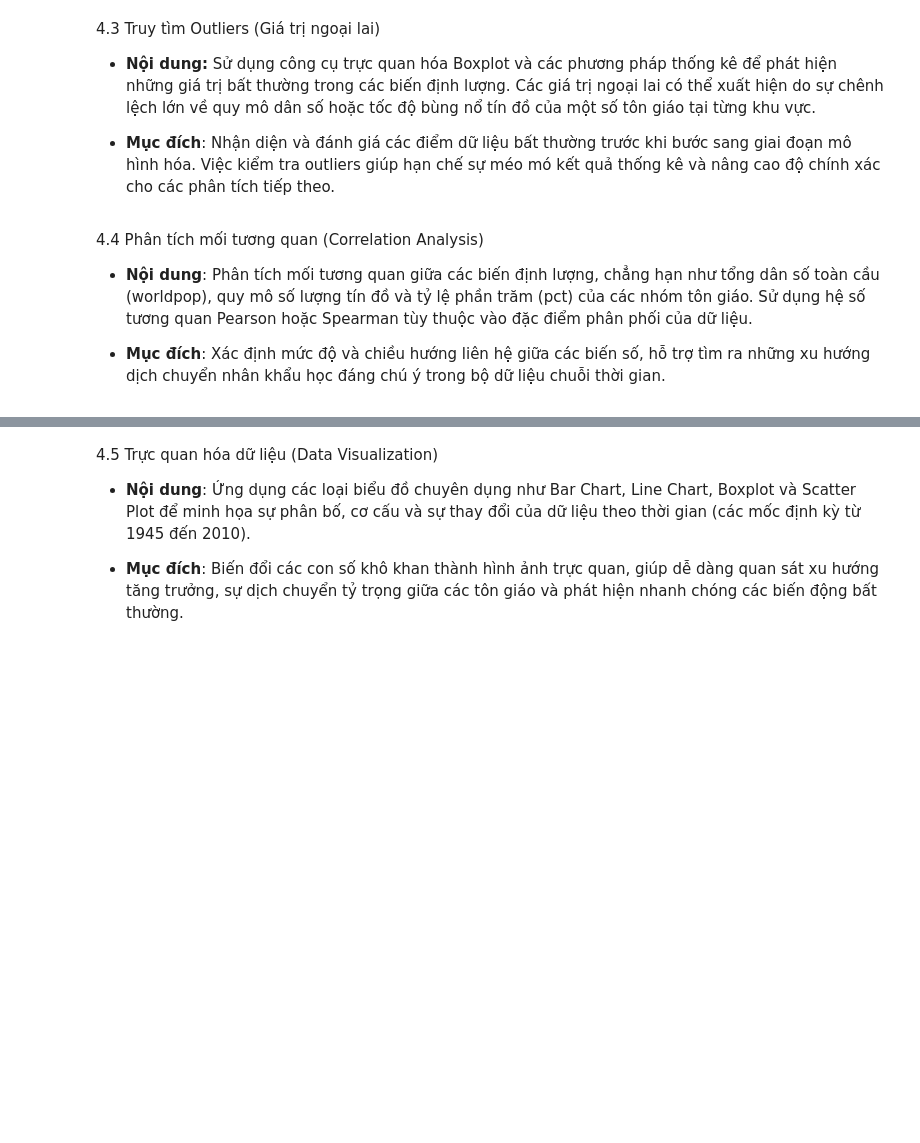
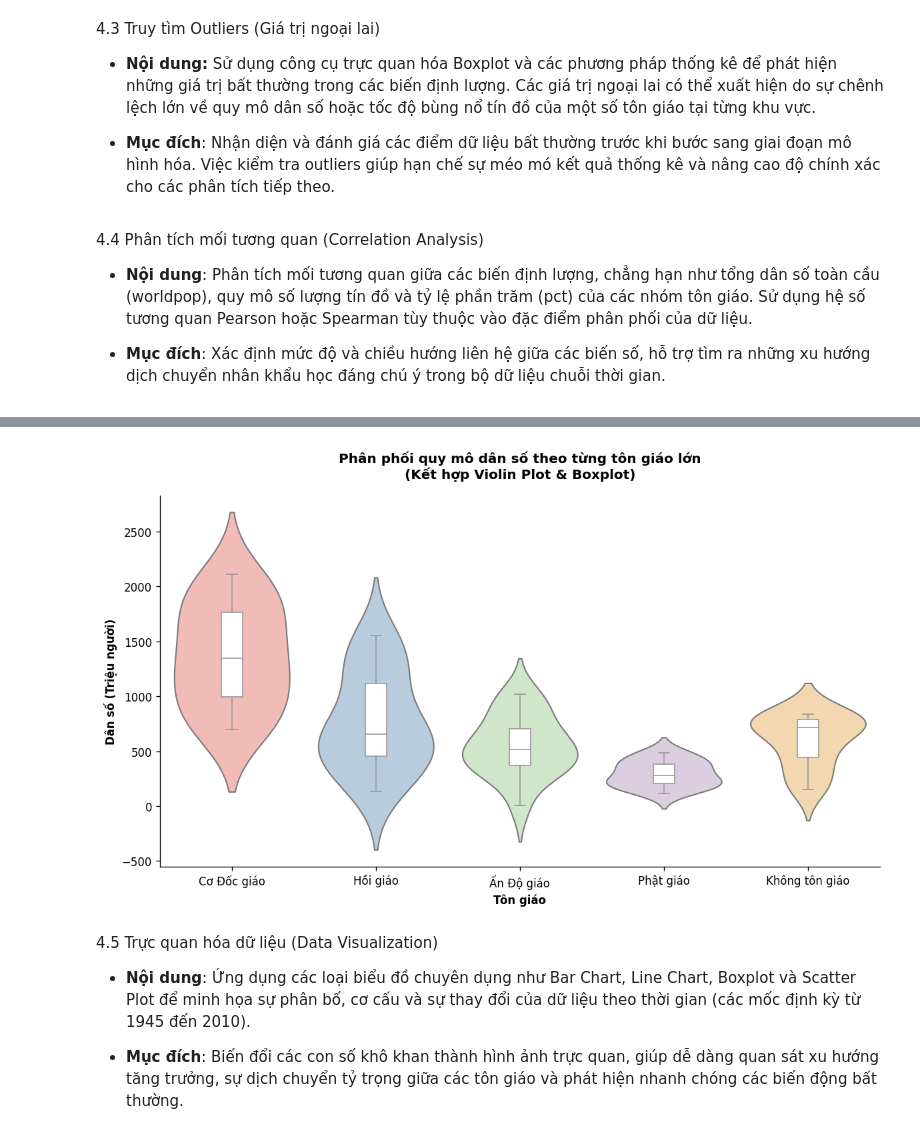
Before and after one commit to 28-TranTrungKien-24174600028/Do_An_1_Nhom_2_3_DHKL18A1HN, a Jupyter notebook: Đồ án 1.ipynb, the cells around one changed output, grey strips where cells are left out. Saved outputs shown, nothing was run; the diff lists cells and outputs as text; code cells hidden in the pictures; blank space fills up the shorter version.

Commit message:
Được tạo bằng Colab

```diff
--- a/Đồ án 1.ipynb
+++ b/Đồ án 1.ipynb
@@ -752,20 +737,11 @@ import numpy as np
 import matplotlib.pyplot as plt
 import matplotlib.ticker as mt
 
-# Kiểm tra nếu chưa có dữ liệu df_clean thì tiến hành nạp tự động
-if 'df_clean' not in locals() and 'df_clean' not in globals():
-    print("Phát hiện df_clean chưa được định nghĩa. Đang tự động nạp và chuẩn hóa dữ liệu...")
-    url = "https://raw.githubusercontent.com/28-TranTrungKien-24174600028/Do_An_1_Nhom_2_3_DHKL18A1HN/refs/heads/main/WRP%20global%20data.csv"
-    df_temp = pd.read_csv(url)
-    df_temp.columns = df_temp.columns.str.lower().str.strip()
-    df_clean = df_temp.drop_duplicates(subset=['year']).copy()
-    df_clean['year'] = df_clean['year'].astype(int)
-
 # Thiết lập cấu hình hiển thị biểu đồ
 plt.rcParams.update({"font.family": "DejaVu Sans", "figure.dpi": 120,
                       "axes.spines.top": False, "axes.spines.right": False})
 
-# 1. Khai phá cấu trúc nội bộ các nhánh của Cơ Đốc giáo
+# 1. Khai phá cấu trúc nội bộ các nhánh của Cơ Đốc giáo trực tiếp từ df_clean
 chrst_sub_cols = ['chrstprot', 'chrstcat', 'chrstorth', 'chrstang', 'chrstothr']
 chrst_names = {
     'chrstprot': 'Tin Lành (Protestant)',
@@ -805,6 +781,7 @@ for i, col in enumerate(valid_chrst_subs):
            color=colors_chrst[i % len(colors_chrst)], width=3.5, edgecolor='white', linewidth=0.5)
     bottom += values
 
+# Thêm đầy đủ cấu hình định dạng để sửa lỗi incomplete input
 ax.set_title("Cấu trúc phân nhánh bên trong của Cơ Đốc giáo (1945 - 2010)", fontsize=13, fontweight="bold", pad=15)
 ax.set_xlabel("Năm", fontsize=11, fontweight="bold")
 ax.set_ylabel("Tỷ trọng (%)", fontsize=11, fontweight="bold")
@@ -849,3 +995,72 @@ plt.show()
 *   **Nội dung**: Phân tích mối tương quan giữa các biến định lượng, chẳng hạn như tổng dân số toàn cầu (worldpop), quy mô số lượng tín đồ và tỷ lệ phần trăm (pct) của các nhóm tôn giáo. Sử dụng hệ số tương quan Pearson hoặc Spearman tùy thuộc vào đặc điểm phân phối của dữ liệu.
 
 *   **Mục đích**: Xác định mức độ và chiều hướng liên hệ giữa các biến số, hỗ trợ tìm ra những xu hướng dịch chuyển nhân khẩu học đáng chú ý trong bộ dữ liệu chuỗi thời gian.
+# %%
+import pandas as pd
+import numpy as np
+import matplotlib.pyplot as plt
+import seaborn as sns
+
+# Thiết lập cấu hình hiển thị biểu đồ
+plt.rcParams.update({"font.family": "DejaVu Sans", "figure.dpi": 120,
+                      "axes.spines.top": False, "axes.spines.right": False})
+
+# Đảm bảo df_clean đã tồn tại trong session
+if 'df_clean' in globals():
+    df_corr = df_clean.copy()
+else:
+    df_corr = df_stack.copy() if 'df_stack' in globals() else df_line.copy()
+
+# Khai báo các cột phân tích
+major_abs_cols = ['chrstgen', 'islmgen', 'hindgen', 'budgen', 'nonrelig']
+religion_rename_map = {
+    'chrstgen': 'Cơ Đốc giáo',
+    'islmgen': 'Hồi giáo',
+    'hindgen': 'Ấn Độ giáo',
+    'budgen': 'Phật giáo',
+    'nonrelig': 'Không tôn giáo'
+}
+
+# Chuẩn hóa kiểu dữ liệu số sang Triệu người
+df_millions = pd.DataFrame()
+for col in major_abs_cols:
+    if df_corr[col].dtype == object:
+        df_corr[col] = df_corr[col].astype(str).str.replace(',', '', regex=False).str.strip()
+    df_millions[religion_rename_map[col]] = pd.to_numeric(df_corr[col], errors='coerce').fillna(0) / 1e6
+
+# Chuyển đổi dữ liệu sang dạng dài (long-form) để phù hợp cho việc vẽ phân phối theo nhóm
+df_melted = df_millions.reset_index().melt(id_vars='index', var_name='Tôn giáo', value_name='Dân số (Triệu người)')
+
+# TRỰC QUAN HÓA BẰNG VIOLIN PLOT KẾT HỢP BOXPLOT
+fig, ax = plt.subplots(figsize=(10, 6))
+
+# Vẽ Violin Plot để hiển thị hình dáng mật độ phân phối tổng thể
+sns.violinplot(
+    data=df_melted,
+    x='Tôn giáo',
+    y='Dân số (Triệu người)',
+    inner=None,
+    palette='Pastel1',
+    ax=ax
+)
+
+# Lồng Boxplot bên trong Violin Plot để cung cấp chính xác các mốc tứ phân vị (Q1, Median, Q3) và định vị ngoại lai
+sns.boxplot(
+    data=df_melted,
+    x='Tôn giáo',
+    y='Dân số (Triệu người)',
+    width=0.15,
+    color='white',
+    boxprops=dict(zorder=2),
+    ax=ax
+)
+
+ax.set_title("Phân phối quy mô dân số theo từng tôn giáo lớn\n(Kết hợp Violin Plot & Boxplot)", fontsize=12, fontweight="bold", pad=15)
+plt.xticks(rotation=0)
+plt.xlabel("Tôn giáo", fontweight="bold")
+plt.ylabel("Dân số (Triệu người)", fontweight="bold")
+
+plt.tight_layout()
+plt.savefig("hinh_4_4_violin_boxplot.png", bbox_inches="tight")
+plt.show()
+# %% [output]
@@ -852,3 +1070,4 @@ plt.show()
+[figure, added]
 # %% [markdown]
 4.5 Trực quan hóa dữ liệu (Data Visualization)
 
```
Also changed, not shown: parts of 7 cells of this notebook.
